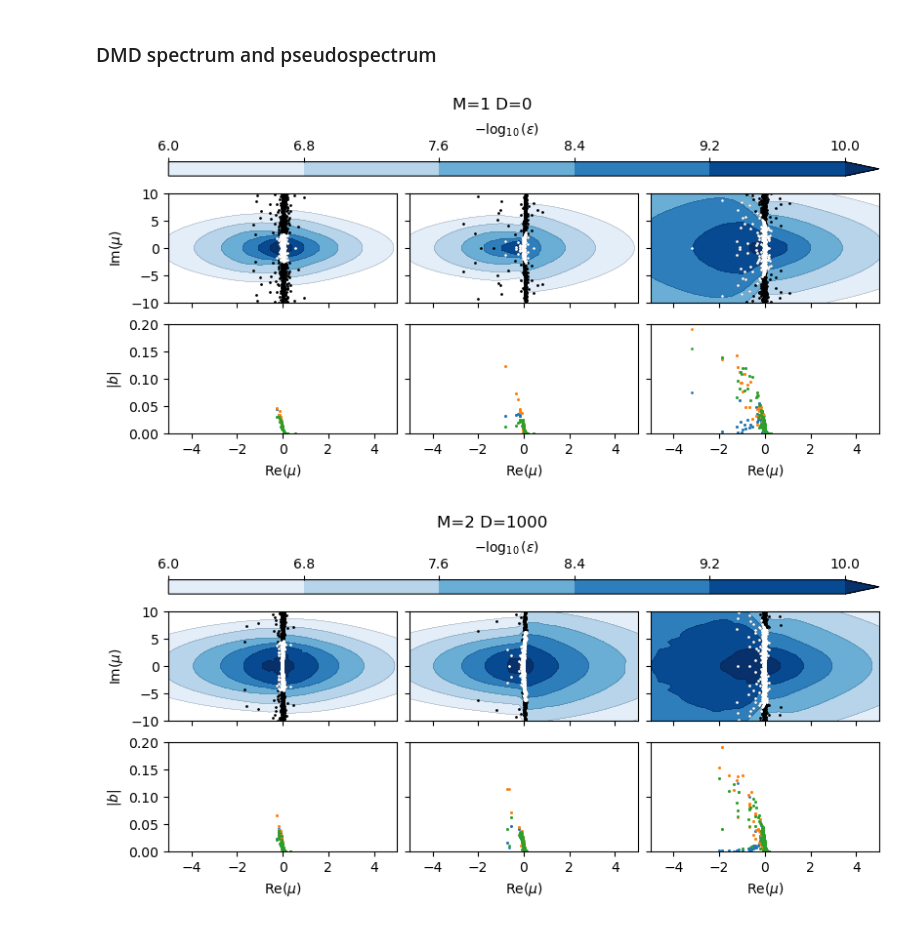
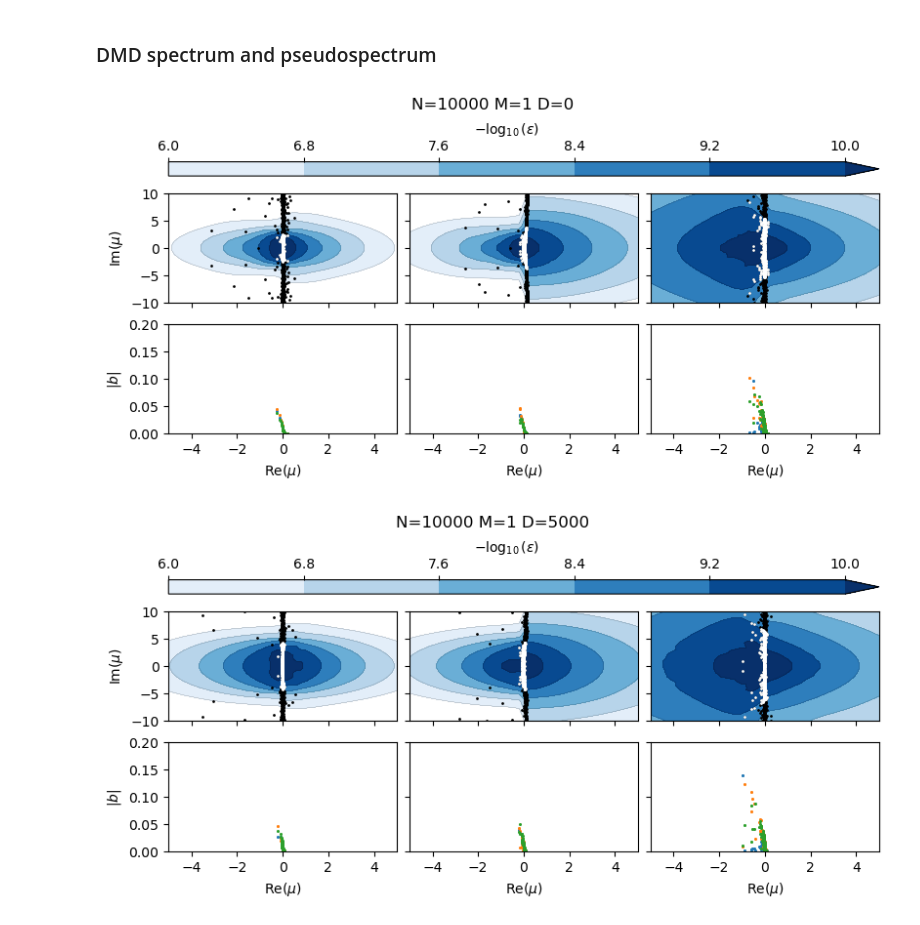
Before and after one commit to znicolaou/kuramoto, a Jupyter notebook: dmdplot.ipynb, the cells around one changed output. Drawn from its saved outputs; the diff is of its cells as text; code cells hidden in the pictures.

```diff
--- a/dmdplot.ipynb
+++ b/dmdplot.ipynb
@@ -95,7 +73,7 @@ runtime: 3.286138
 # %% [markdown]
 ### Input trajectories
 # %%
-filebases=['data/dmd4/','data/dmd5/','data/dmd6/']
+filebases=['data/dmd7/','data/dmd8/','data/dmd9/']
 fig,axs=plt.subplots(3,2,figsize=(4,4) ,constrained_layout=True)
 
 numtraj=3
@@ -253,15 +263,19 @@ data/dmd6/ 2
 # %% [markdown]
 ### DMD spectrum and pseudospectrum
 # %%
-filebases=['data/dmd4/','data/dmd5/','data/dmd6/']
+filebases=['data/dmd7/','data/dmd8/','data/dmd9/']
 resmin=1E-6
 resmax=1E-10
-rescrit=1E-8
+rescrit=1E-9
 
-for D in [1,2,3,4, 5]:
+for D in [0,1,2,3]:
     l=0
     fig,axs=plt.subplots(2,3,figsize=(8,4),layout='constrained')
-    fig.suptitle('M=%i D=%i'%(D,1000*(D-1)))
+    if D==0:
+        fig.suptitle('N=%i M=%i D=%i'%(N,1,0))
+    else:
+        fig.suptitle('N=%i M=%i D=%i'%(N,D,N//2*D))
+#         fig.suptitle('N=%i M=%i D=%i'%(N,D,1000*(D-1)))
     numtraj=3
     for m in range(len(filebases)):
         filebase0=filebases[m]
@@ -271,6 +285,7 @@ for D in [1,2,3,4, 5]:
         res=np.load(filebase0+str(D)+'res.npy')
         inds=np.where(res<rescrit)[0]
         xs=np.real(np.log(evals)/dt)
+        n0s=np.concatenate([[0],np.cumsum(np.load('%s/%in0s.npy'%(filebase0,D))-1)])
 
         plt.subplot(2,3,4+l)
 
@@ -298,32 +313,32 @@ for D in [1,2,3,4, 5]:
         levels=-np.log(resmin)/np.log(10)+(-np.log(resmax)/np.log(10)+np.log(resmin)/np.log(10))*np.arange(6)/5
 
         plt.subplot(2,3,1+l)
         cs1 = plt.gca().tricontourf(np.real(np.log(zs1)/dt),np.imag(np.log(zs1)/dt),np.log(1/np.array(pseudo1))/np.log(10),levels=levels,cmap='Blues',extend='max',zorder=-5)
         cs2 = plt.gca().tricontour(cs1,levels=levels,colors=('k',),linewidths=0.1,zorder=-5)
 
         plt.gca().set_rasterization_zorder(0)
         plt.xlim(-5,5)
         plt.ylim(-10,10)
 
         xs1=np.real(np.log(evals1)/dt)
         ys1=np.imag(np.log(evals1)/dt)
 
         inds=np.where(res1<rescrit)[0]
         plt.scatter(xs1,ys1,c='black',s=1,zorder=-5)
         plt.scatter(xs1[inds],ys1[inds],c='white',s=1,zorder=-5)
 
         if l>0:
             plt.gca().set_yticklabels([])
         else:
             plt.ylabel('$\mathrm{Im}({\mu})$')
         plt.gca().set_xticklabels('')
 
         l=l+1
 
     fig.colorbar(cs1, ax=axs[:,:], location='top',aspect=50,label=r'$-\log_{10}(\varepsilon)$')
 
     plt.savefig('oscillatordmd2_%i.pdf'%D,dpi=200)
     plt.show()
 # %% [output]
-[figure, old version]
+[figure, new version]
-[figure, old version]
+[figure, new version]
```
Also changed, not shown: parts of 9 cells of this notebook, 3 other files.
